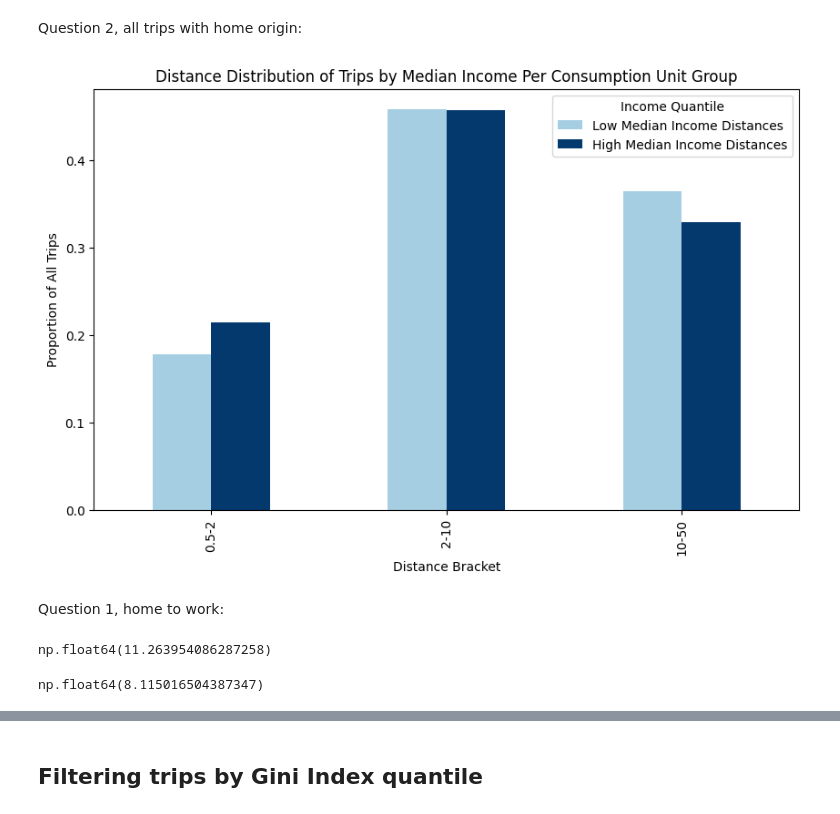
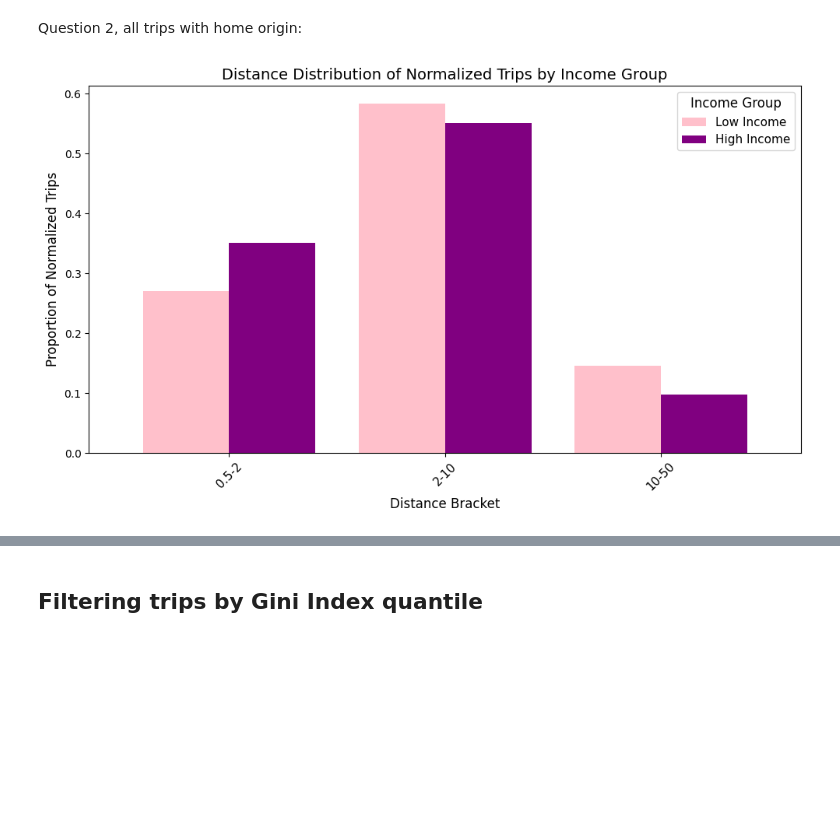
Before and after one commit to carobs9/thesis_project, a Jupyter notebook: trip_analysis/trip_analysis.ipynb, the cells around one changed output, grey strips where cells are left out. Drawn from its saved outputs; the diff is of its cells as text; code cells hidden in the pictures; blank space fills up the shorter version.

```diff
--- a/trip_analysis/trip_analysis.ipynb
+++ b/trip_analysis/trip_analysis.ipynb
@@ -51,6 +51,9 @@ home_work.shape
 2. Do low median income quantiles travel more distance on average than other median income quantiles for work purposes and overall?
 # %% [markdown]
 Question 1, all trips with home origin:
+# %%
+district_counts = filtered_df['origen'].value_counts().reset_index() # counting total trops from origin based on district
+district_counts.columns = ['ID', 'Population']
 # %%
 trip_counts = build_trip_count(filtered_df)
 trip_counts = get_district_names(trip_counts)
@@ -92,6 +104,7 @@ Question 2, all trips with home origin:
 # %%
 trip_counts = build_trip_count(filtered_df, 'distancia') # adding 'distancia' to the analysis
 trip_counts = get_district_names(trip_counts)
+trip_counts = normalize_by_pop(trip_counts, district_counts)
 trip_counts = get_income_data(trip_counts, income, 'Gini Index', 'Median income per consumption unit')
 trip_counts = add_quantiles(trip_counts, 'Median income per consumption unit', n_quantiles=4)
 trip_counts = add_quantiles(trip_counts, 'Gini Index', n_quantiles=4)
@@ -101,3 +131,8 @@ high_median_income = trip_counts[trip_counts['income decile origin Median income
 # %%
 distance_order = ['0.5-2', '2-10', '10-50']
-colors = ["#a6cee3", "#03396c"]
+colors = ["#ffc0cb", "#800080"]
+
+# reindexing for plotting
+comparison_normalized_median = comparison_normalized_median.set_index('distance_bracket')
+comparison_normalized_median = comparison_normalized_median.reindex(distance_order)
+comparison_normalized_median = comparison_normalized_median.reset_index()
@@ -112,12 +139,22 @@ distance_comparison = pd.DataFrame({
 # %%
 fig, ax = plt.subplots(figsize=(10, 6))
-distance_comparison.plot(kind='bar', color=colors, ax=ax)
-plt.title('Distance Distribution of Trips by Median Income Per Consumption Unit Group')
-plt.xlabel('Distance Bracket')
-plt.ylabel('Proportion of All Trips')
-plt.legend(title='Income Quantile')
+
+# Plotting the comparison dataframe with normalized trip shares
+comparison_normalized_median.plot(
+    x='distance_bracket',  # Set x-axis as distance bracket
+    kind='bar',
+    ax=ax,
+    color=colors,
+    width=0.8  # Adjust bar width
+)
+
+plt.title('Distance Distribution of Normalized Trips by Income Group', fontsize=14)
+plt.xlabel('Distance Bracket', fontsize=12)
+plt.ylabel('Proportion of Normalized Trips', fontsize=12)
+plt.xticks(rotation=45, fontsize=11)  # Rotate x-axis labels for better readability
+plt.legend(title='Income Group', fontsize=11, title_fontsize=12)
+plt.tight_layout()
+plt.savefig('figures/median_distance_distribution.png')  # Save the plot
 plt.show()
 # %% [output]
-[figure, old version]
+[figure, new version]
-# %% [markdown]
-Question 1, home to work:
@@ -136,8 +160,0 @@ high_to_low_median = trip_counts_work[(trip_counts_work['income decile origin Me
-# %%
-low_to_high_median['trip_count'].sum() / trip_counts_work.trip_count.sum() * 100
-# %% [output]
-np.float64(11.263954086287258)
-# %%
-high_to_low_median['trip_count'].sum() / trip_counts_work.trip_count.sum() * 100
-# %% [output]
-np.float64(8.115016504387347)
```
Also changed, not shown: parts of 45 cells of this notebook, 37 other files.
